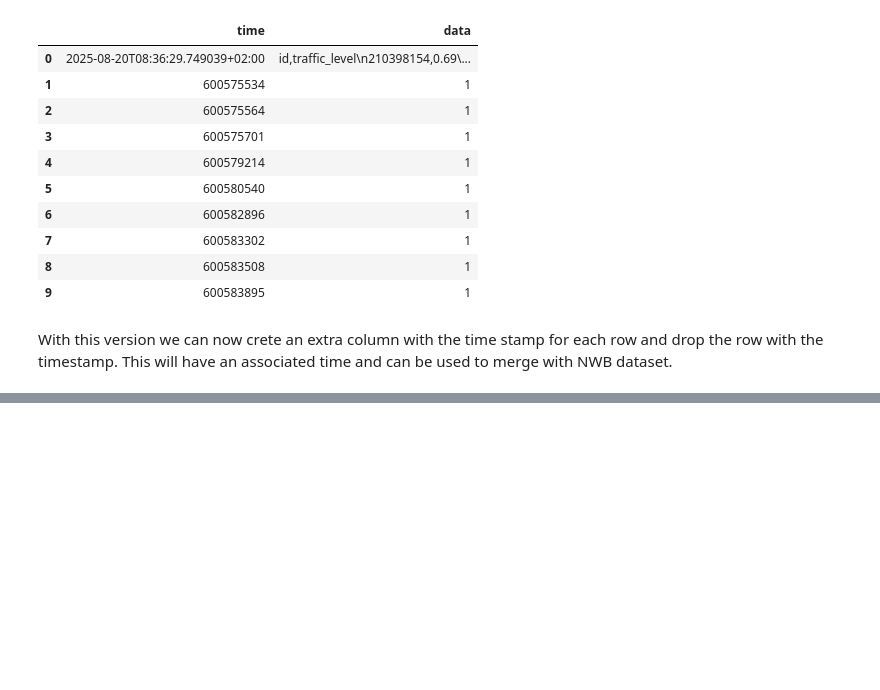
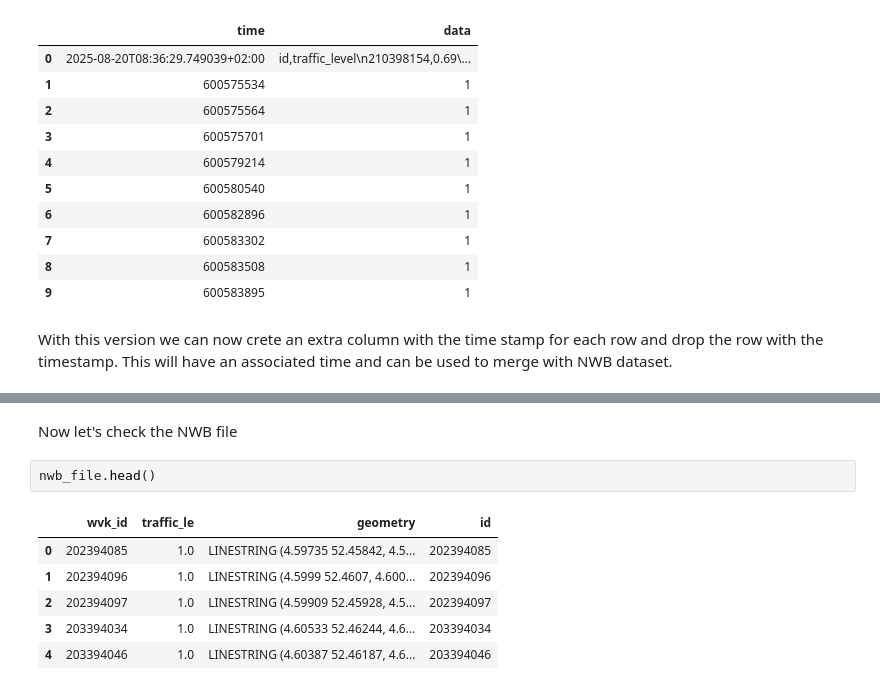
Before and after one commit to andreadellacorte3/SAIL2025_crowd_monitoring_Group5, a Jupyter notebook: Data_Transformation.ipynb, the cells around one changed output, grey strips where cells are left out. Cells and saved outputs as stored; diff of their text form; blank space fills up the shorter version.

```diff
--- a/Data_Transformation.ipynb
+++ b/Data_Transformation.ipynb
@@ -497,0 +550,11 @@ With this version we can now crete an extra column with the time stamp for each
+# %% [markdown]
+Now let's check the NWB file
+# %%
+nwb_file.head()
+# %% [output]
+|  | wvk_id | traffic_le | geometry | id |
+| 0 | 202394085 | 1.0 | LINESTRING (4.59735 52.45842, 4.5... | 202394085 |
+| 1 | 202394096 | 1.0 | LINESTRING (4.5999 52.4607, 4.600... | 202394096 |
+| 2 | 202394097 | 1.0 | LINESTRING (4.59909 52.45928, 4.5... | 202394097 |
+| 3 | 203394034 | 1.0 | LINESTRING (4.60533 52.46244, 4.6... | 203394034 |
+| 4 | 203394046 | 1.0 | LINESTRING (4.60387 52.46187, 4.6... | 203394046 |
```
Also changed, not shown: parts of 8 cells of this notebook.
